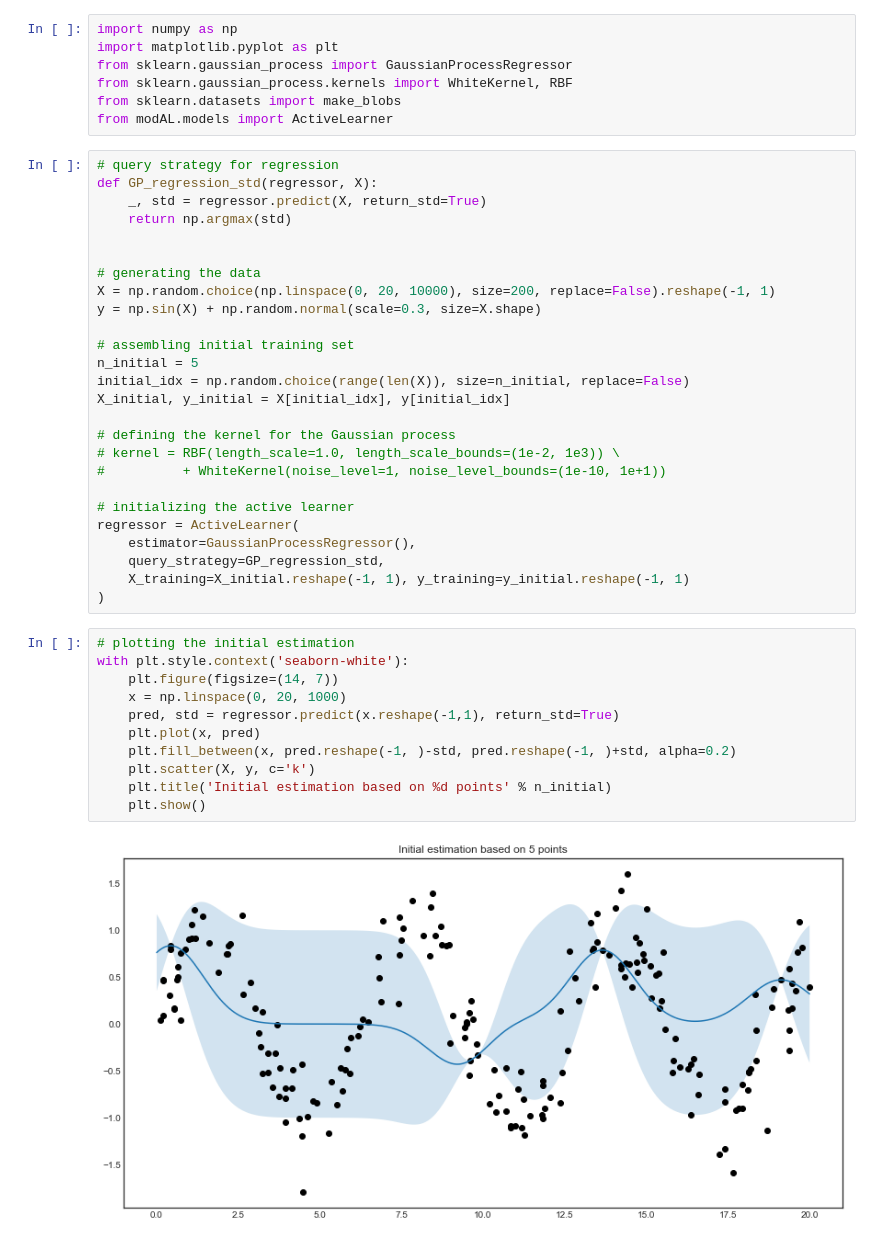
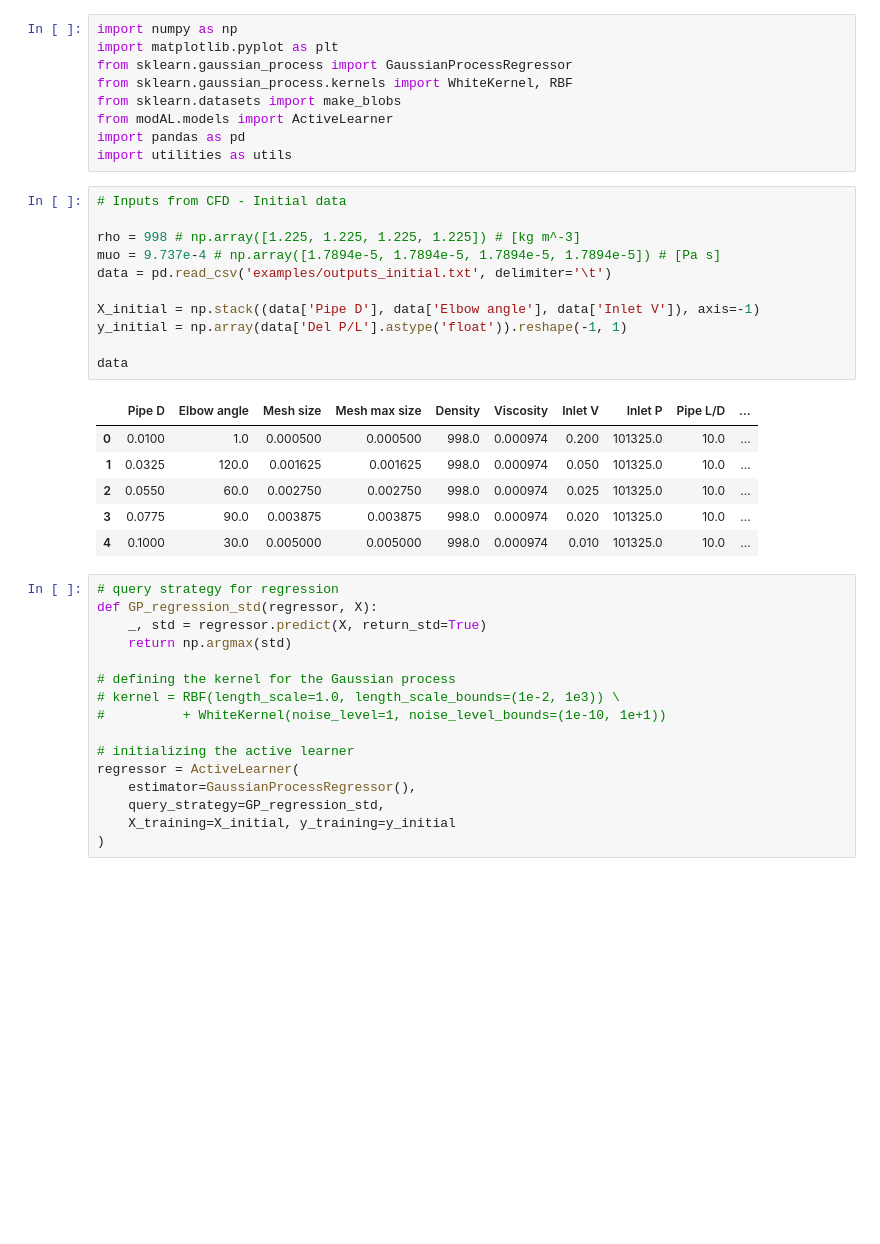
Before and after one commit to ur-whitelab/alcfd, a Jupyter notebook: al_gpr.ipynb, the cells around one changed output. Cells and saved outputs as stored; diff of their text form; blank space fills up the shorter version.

```diff
--- a/al_gpr.ipynb
+++ b/al_gpr.ipynb
@@ -5,21 +5,31 @@ from sklearn.gaussian_process import GaussianProcessRegressor
 from sklearn.gaussian_process.kernels import WhiteKernel, RBF
 from sklearn.datasets import make_blobs
 from modAL.models import ActiveLearner
+import pandas as pd
+import utilities as utils
+# %%
+# Inputs from CFD - Initial data
+
+rho = 998 # np.array([1.225, 1.225, 1.225, 1.225]) # [kg m^-3]
+muo = 9.737e-4 # np.array([1.7894e-5, 1.7894e-5, 1.7894e-5, 1.7894e-5]) # [Pa s]
+data = pd.read_csv('examples/outputs_initial.txt', delimiter='\t')
+
+X_initial = np.stack((data['Pipe D'], data['Elbow angle'], data['Inlet V']), axis=-1)
+y_initial = np.array(data['Del P/L'].astype('float')).reshape(-1, 1)
+
+data
+# %% [output]
+|  | Pipe D | Elbow angle | Mesh size | Mesh max size | Density | Viscosity | Inlet V | Inlet P | Pipe L/D | ... |
+| 0 | 0.0100 | 1.0 | 0.000500 | 0.000500 | 998.0 | 0.000974 | 0.200 | 101325.0 | 10.0 | ... |
+| 1 | 0.0325 | 120.0 | 0.001625 | 0.001625 | 998.0 | 0.000974 | 0.050 | 101325.0 | 10.0 | ... |
+| 2 | 0.0550 | 60.0 | 0.002750 | 0.002750 | 998.0 | 0.000974 | 0.025 | 101325.0 | 10.0 | ... |
+| 3 | 0.0775 | 90.0 | 0.003875 | 0.003875 | 998.0 | 0.000974 | 0.020 | 101325.0 | 10.0 | ... |
+| 4 | 0.1000 | 30.0 | 0.005000 | 0.005000 | 998.0 | 0.000974 | 0.010 | 101325.0 | 10.0 | ... |
 # %%
 # query strategy for regression
 def GP_regression_std(regressor, X):
     _, std = regressor.predict(X, return_std=True)
     return np.argmax(std)
-
-
-# generating the data
-X = np.random.choice(np.linspace(0, 20, 10000), size=200, replace=False).reshape(-1, 1)
-y = np.sin(X) + np.random.normal(scale=0.3, size=X.shape)
-
-# assembling initial training set
-n_initial = 5
-initial_idx = np.random.choice(range(len(X)), size=n_initial, replace=False)
-X_initial, y_initial = X[initial_idx], y[initial_idx]
 
 # defining the kernel for the Gaussian process
 # kernel = RBF(length_scale=1.0, length_scale_bounds=(1e-2, 1e3)) \
@@ -29,18 +39,5 @@ X_initial, y_initial = X[initial_idx], y[initial_idx]
 regressor = ActiveLearner(
     estimator=GaussianProcessRegressor(),
     query_strategy=GP_regression_std,
-    X_training=X_initial.reshape(-1, 1), y_training=y_initial.reshape(-1, 1)
+    X_training=X_initial, y_training=y_initial
 )
-# %%
-# plotting the initial estimation
-with plt.style.context('seaborn-white'):
-    plt.figure(figsize=(14, 7))
-    x = np.linspace(0, 20, 1000)
-    pred, std = regressor.predict(x.reshape(-1,1), return_std=True)
-    plt.plot(x, pred)
-    plt.fill_between(x, pred.reshape(-1, )-std, pred.reshape(-1, )+std, alpha=0.2)
-    plt.scatter(X, y, c='k')
-    plt.title('Initial estimation based on %d points' % n_initial)
-    plt.show()
-# %% [output]
-[figure, removed]
```
Also changed, not shown: parts of 7 cells of this notebook, 2 other files.
